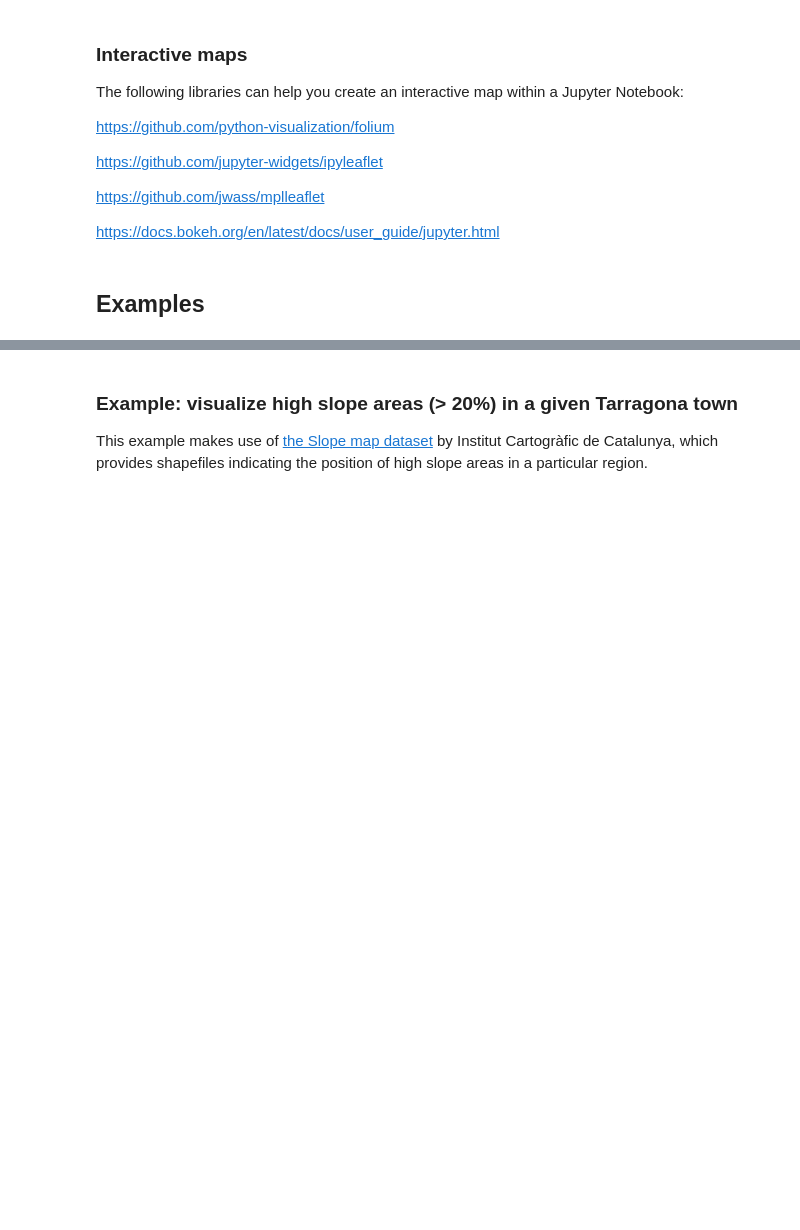
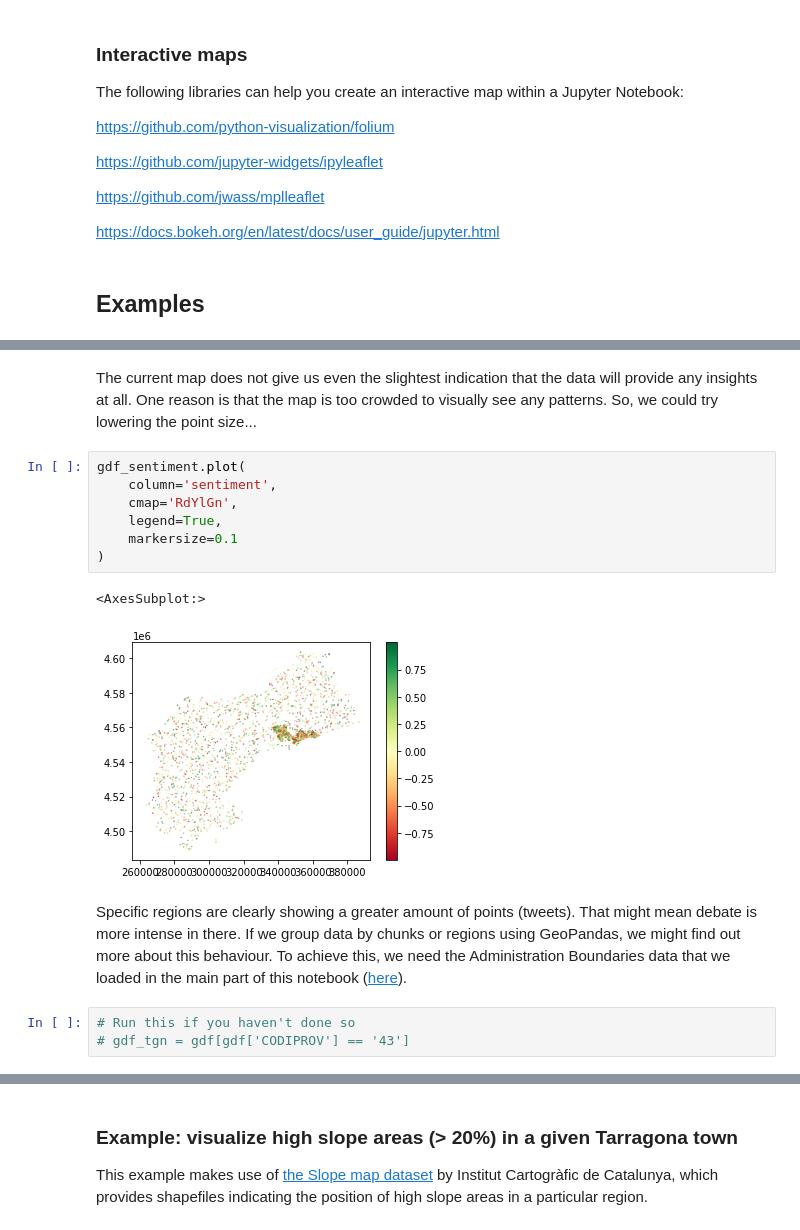
Before and after one commit to cloudbutton/geospatial-bootstrap, a Jupyter notebook: Geospatial Bootstrap.ipynb, the cells around one changed output, grey strips where cells are left out. Cells and saved outputs as stored; diff of their text form; blank space fills up the shorter version.

```diff
--- a/Geospatial Bootstrap.ipynb
+++ b/Geospatial Bootstrap.ipynb
@@ -530,0 +603,17 @@ https://docs.bokeh.org/en/latest/docs/user_guide/jupyter.html
+# %% [markdown]
+The current map does not give us even the slightest indication that the data will provide any insights at all. One reason is that the map is too crowded to visually see any patterns. So, we could try lowering the point size...
+# %%
+gdf_sentiment.plot(
+    column='sentiment',
+    cmap='RdYlGn',
+    legend=True,
+    markersize=0.1
+)
+# %% [output]
+<AxesSubplot:>
+[figure, added]
+# %% [markdown]
+Specific regions are clearly showing a greater amount of points (tweets). That might mean debate is more intense in there. If we group data by chunks or regions using GeoPandas, we might find out more about this behaviour. To achieve this, we need the Administration Boundaries data that we loaded in the main part of this notebook ([here](#Data-exploration)).
+# %%
+# Run this if you haven't done so
+# gdf_tgn = gdf[gdf['CODIPROV'] == '43']
```
Also changed, not shown: parts of 28 cells of this notebook, 4 other files.
